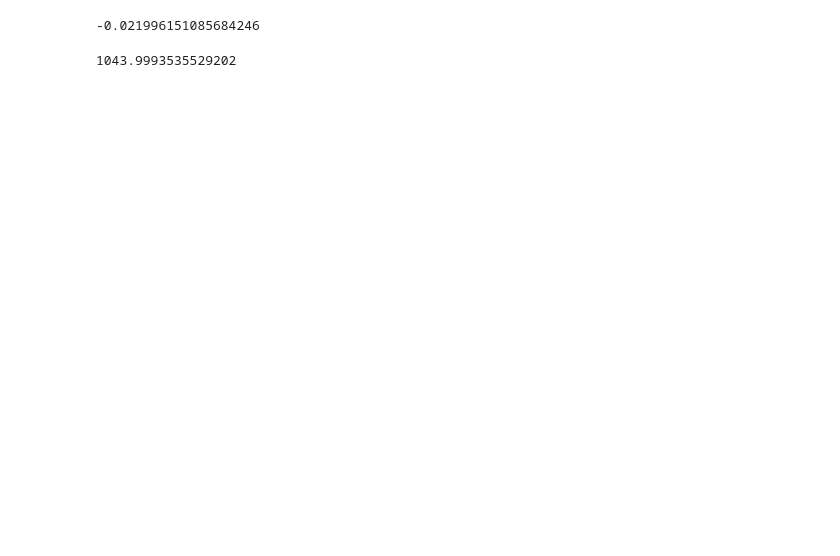
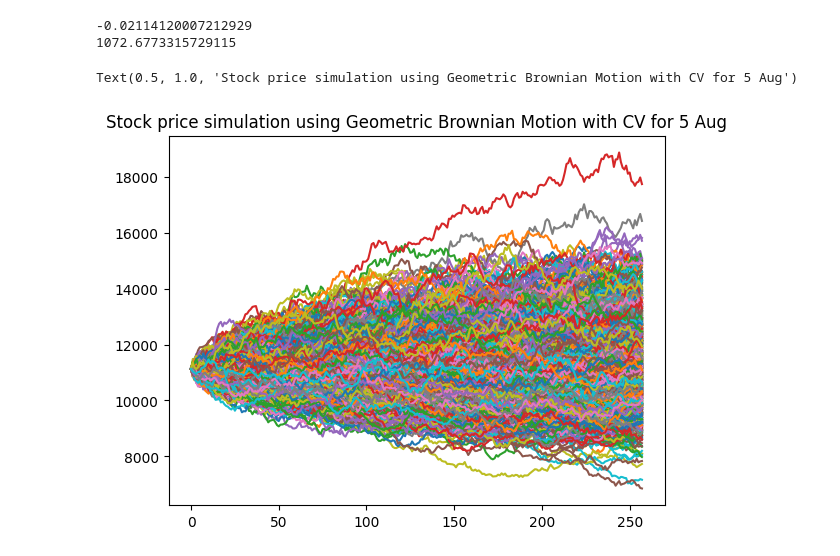
Before and after one commit to mk43v3r/MH4518-Simulation-Techniques-In-Finance, a Jupyter notebook: gbm_cv.ipynb, the cells around one changed output. Saved outputs shown, nothing was run; the diff lists cells and outputs as text; code cells hidden in the pictures; blank space fills up the shorter version.

```diff
--- a/gbm_cv.ipynb
+++ b/gbm_cv.ipynb
@@ -61,15 +61,21 @@ S_first_N = GBM(sigma, first_N)
 derivative_price_first_N = payoff_sim(S_first_N)
 
 c = -np.cov(derivative_price_first_N, S_first_N[:,-1])[0][1] / (S_0 ** 2 * np.exp(2 * r * N * dt) * (np.exp(sigma ** 2 * N * dt) - 1))
+print(c)
 
-print(c)
+actual_sim_N  = 10000
+S_N2 = GBM(sigma, N, Nsim = actual_sim_N)
+derivative_price_N2= payoff_sim(S_N2)
+derivative_price_actual_sim_N_CV = derivative_price_N2 + c * (S_N2[:,-1] - [S_0 * np.exp(r * N * dt) for _ in range(actual_sim_N)] )
+print(derivative_price_actual_sim_N_CV.mean())
 # %% [output]
--0.021996151085684246
+-0.02114120007212929
+1072.6773315729115
-# %%
-N2  = 1000
-S_N2 = GBM(sigma, N2, Nsim = actual_sim_N)
-derivative_price_N2= payoff_sim(S_N2)
-simDerivateCV = derivative_price_N2 + c * (S_N2[:,-1] - [S_0 * np.exp(r * N * dt) for _ in range(actual_sim_N)] )
-print(simDerivateCV.mean())
-# %% [output]
-1043.9993535529202
+# %%
+t = range(N)
+for i in range(Nsim):
+    plt.plot(t, S_N2[i])
+plt.title('Stock price simulation using Geometric Brownian Motion with CV for 5 Aug')
+# %% [output]
+Text(0.5, 1.0, 'Stock price simulation using Geometric Brownian Motion with CV for 5 Aug')
+[figure, added]
```
